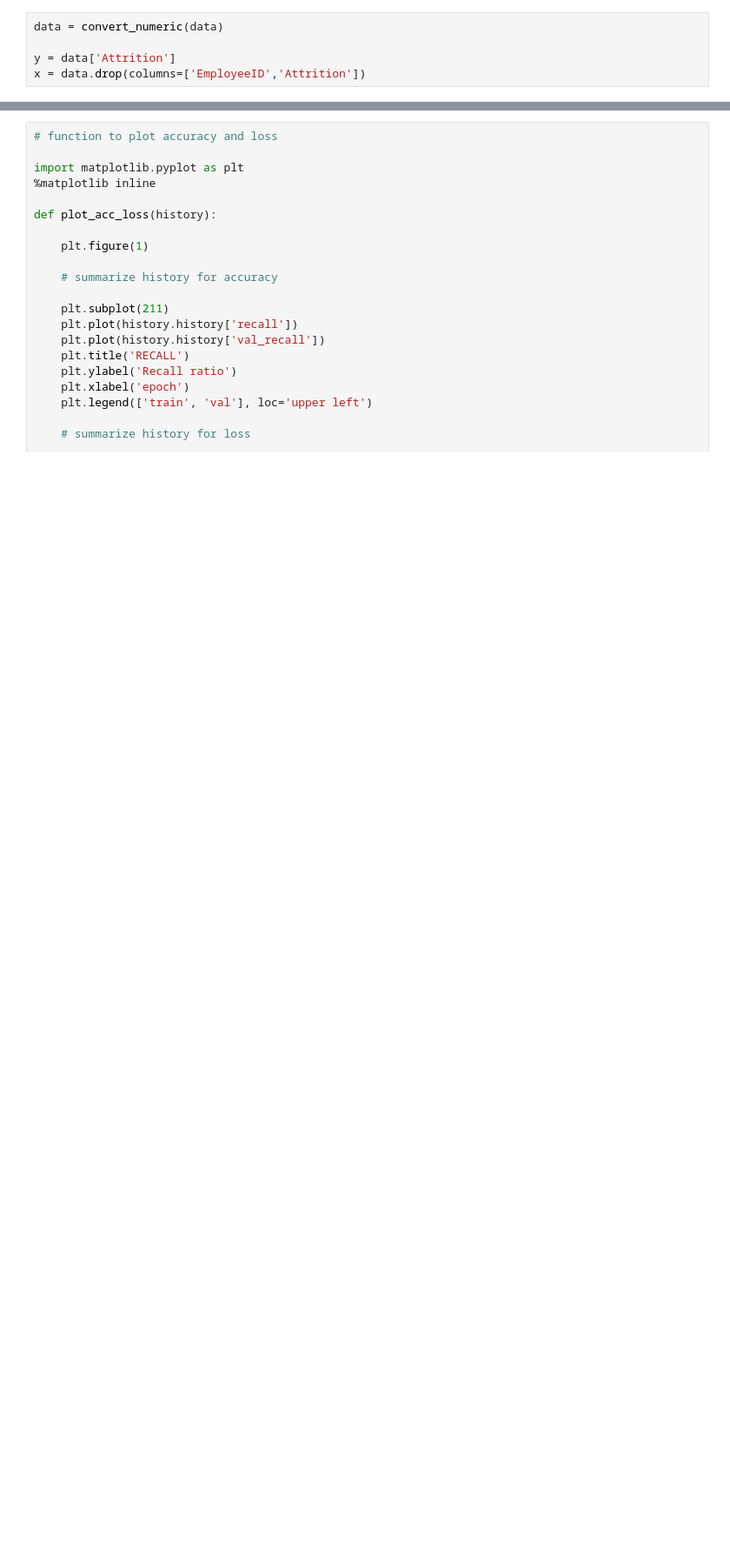
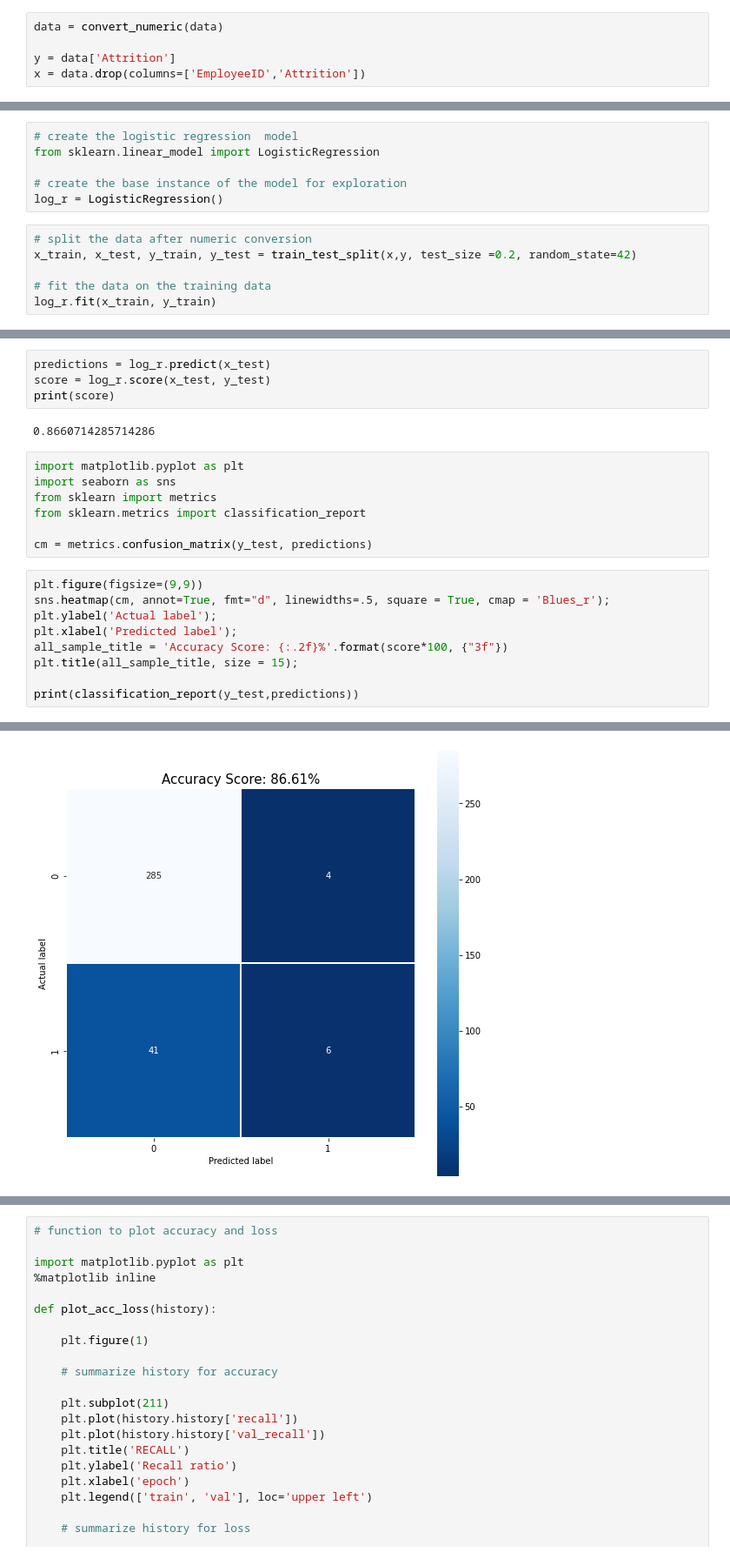
Before and after one commit to markmlowe/capstone, a Jupyter notebook: notebooks/01_mml_initial_data_exploration.ipynb, the cells around one changed output, grey strips where cells are left out. Shown at 87% size. Cells and saved outputs as stored; diff of their text form; blank space fills up the shorter version.

```diff
--- a/notebooks/01_mml_initial_data_exploration.ipynb
+++ b/notebooks/01_mml_initial_data_exploration.ipynb
@@ -161,0 +144,12 @@ x = data.drop(columns=['EmployeeID','Attrition'])
+# %%
+# create the logistic regression  model
+from sklearn.linear_model import LogisticRegression
+
+# create the base instance of the model for exploration
+log_r = LogisticRegression()
+# %%
+# split the data after numeric conversion
+x_train, x_test, y_train, y_test = train_test_split(x,y, test_size =0.2, random_state=42)
+
+# fit the data on the training data
+log_r.fit(x_train, y_train)
@@ -161,0 +158,23 @@ x = data.drop(columns=['EmployeeID','Attrition'])
+# %%
+predictions = log_r.predict(x_test)
+score = log_r.score(x_test, y_test)
+print(score)
+# %% [output]
+0.8660714285714286
+# %%
+import matplotlib.pyplot as plt
+import seaborn as sns
+from sklearn import metrics
+from sklearn.metrics import classification_report
+
+cm = metrics.confusion_matrix(y_test, predictions)
+# %%
+plt.figure(figsize=(9,9))
+sns.heatmap(cm, annot=True, fmt="d", linewidths=.5, square = True, cmap = 'Blues_r');
+plt.ylabel('Actual label');
+plt.xlabel('Predicted label');
+all_sample_title = 'Accuracy Score: {:.2f}%'.format(score*100, {"3f"})
+plt.title(all_sample_title, size = 15);
+
+print(classification_report(y_test,predictions))
+# %% [output]
@@ -161,0 +189 @@ x = data.drop(columns=['EmployeeID','Attrition'])
+[figure, added]
```
Also changed, not shown: parts of 22 cells of this notebook.
